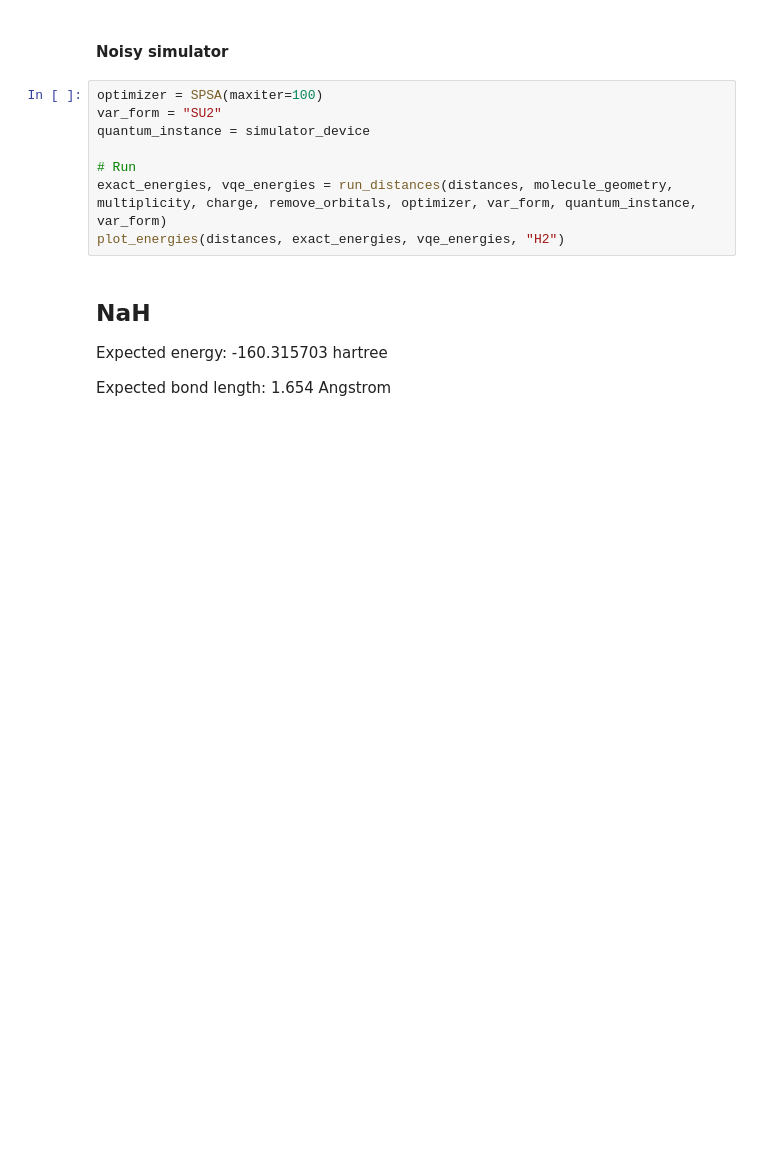
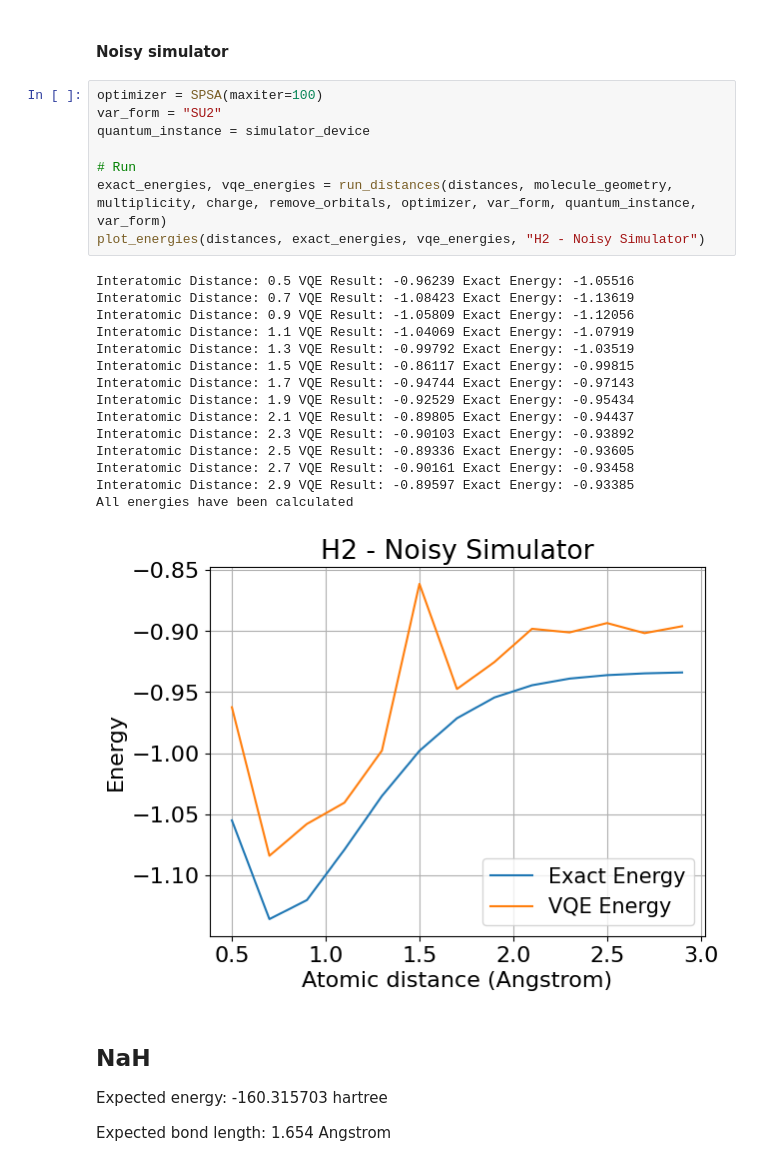
Before and after one commit to mgabijo/Quantum-Chemistry, a Jupyter notebook: final_notebook.ipynb, the cells around one changed output. Saved outputs shown, nothing was run; the diff lists cells and outputs as text; blank space fills up the shorter version.

```diff
--- a/final_notebook.ipynb
+++ b/final_notebook.ipynb
@@ -248,11 +312,27 @@ plot_energies(distances, exact_energies, vqe_energies, "H2")
 # %%
 optimizer = SPSA(maxiter=100)
 var_form = "SU2"
 quantum_instance = simulator_device
 
 # Run
 exact_energies, vqe_energies = run_distances(distances, molecule_geometry, multiplicity, charge, remove_orbitals, optimizer, var_form, quantum_instance, var_form)
-plot_energies(distances, exact_energies, vqe_energies, "H2")
+plot_energies(distances, exact_energies, vqe_energies, "H2 - Noisy Simulator")
+# %% [output]
+Interatomic Distance: 0.5 VQE Result: -0.96239 Exact Energy: -1.05516
+Interatomic Distance: 0.7 VQE Result: -1.08423 Exact Energy: -1.13619
+Interatomic Distance: 0.9 VQE Result: -1.05809 Exact Energy: -1.12056
+Interatomic Distance: 1.1 VQE Result: -1.04069 Exact Energy: -1.07919
+Interatomic Distance: 1.3 VQE Result: -0.99792 Exact Energy: -1.03519
+Interatomic Distance: 1.5 VQE Result: -0.86117 Exact Energy: -0.99815
+Interatomic Distance: 1.7 VQE Result: -0.94744 Exact Energy: -0.97143
+Interatomic Distance: 1.9 VQE Result: -0.92529 Exact Energy: -0.95434
+Interatomic Distance: 2.1 VQE Result: -0.89805 Exact Energy: -0.94437
+Interatomic Distance: 2.3 VQE Result: -0.90103 Exact Energy: -0.93892
+Interatomic Distance: 2.5 VQE Result: -0.89336 Exact Energy: -0.93605
+Interatomic Distance: 2.7 VQE Result: -0.90161 Exact Energy: -0.93458
+Interatomic Distance: 2.9 VQE Result: -0.89597 Exact Energy: -0.93385
+All energies have been calculated
+[figure, added]
 # %% [markdown]
 ## NaH
 Expected energy: -160.315703 hartree
```
Also changed, not shown: parts of 15 cells of this notebook.
